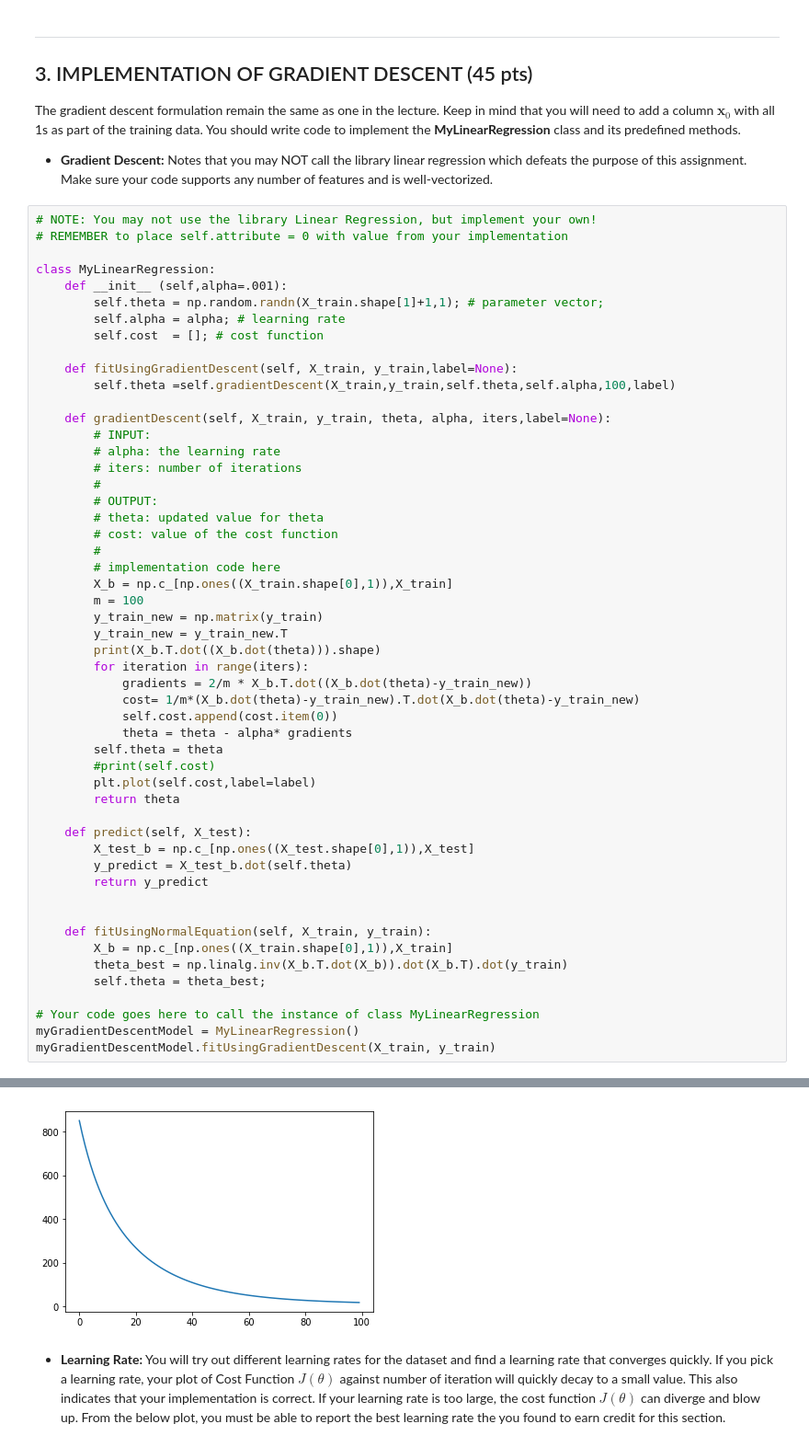
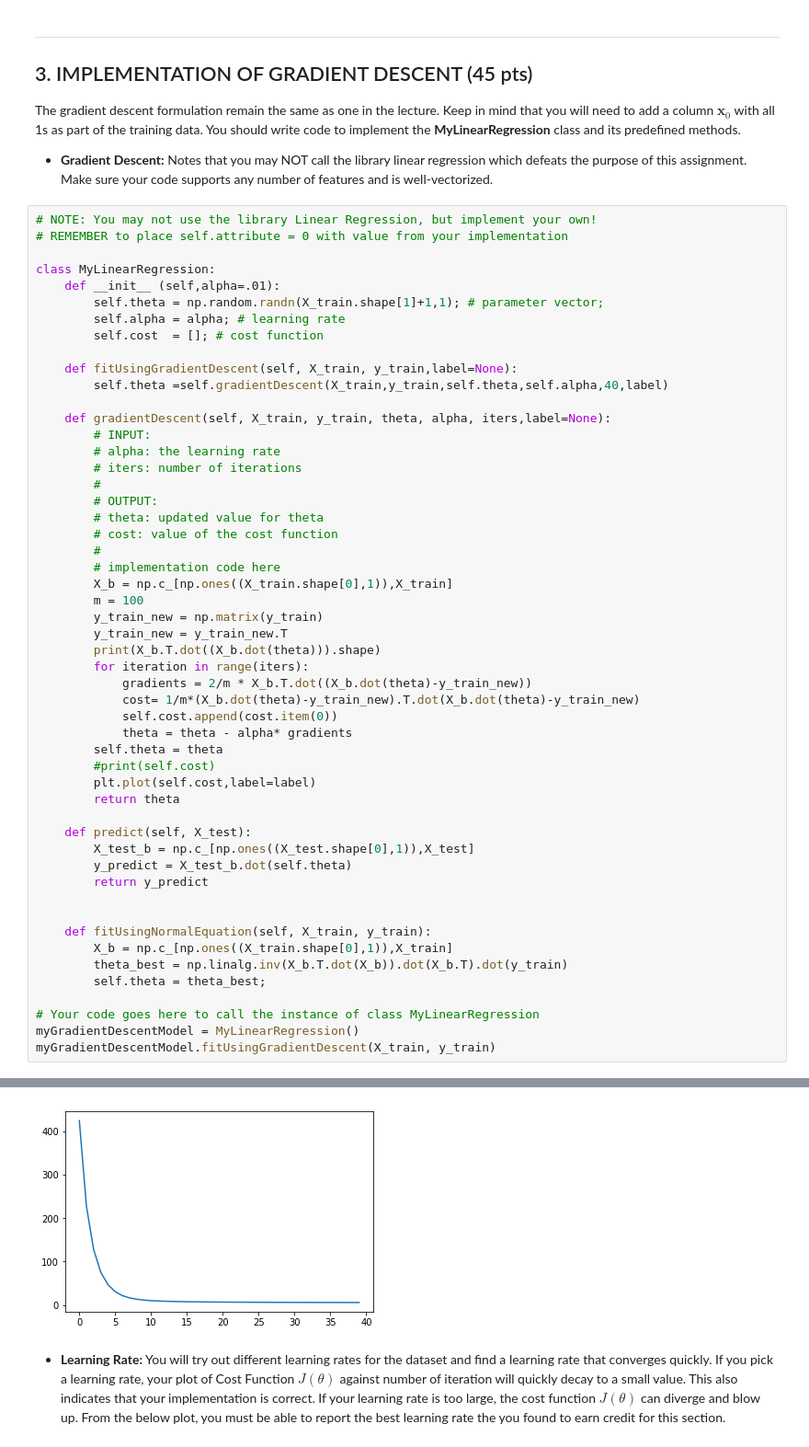
Before and after one commit to jfullerton44/MachineLearning, a Jupyter notebook: Assignment 1/CS 4501 Assignment 1.ipynb, the cells around one changed output, grey strips where cells are left out. Shown at 92% size. Cells and saved outputs as stored; diff of their text form.

```diff
--- a/Assignment 1/CS 4501 Assignment 1.ipynb
+++ b/Assignment 1/CS 4501 Assignment 1.ipynb
@@ -202,13 +185,13 @@ The gradient descent formulation remain the same as one in the lecture. Keep in
 # REMEMBER to place self.attribute = 0 with value from your implementation
 
 class MyLinearRegression:
-    def __init__ (self,alpha=.001):
+    def __init__ (self,alpha=.01):
         self.theta = np.random.randn(X_train.shape[1]+1,1); # parameter vector;
         self.alpha = alpha; # learning rate
         self.cost  = []; # cost function
 
     def fitUsingGradientDescent(self, X_train, y_train,label=None):
-        self.theta =self.gradientDescent(X_train,y_train,self.theta,self.alpha,100,label)
+        self.theta =self.gradientDescent(X_train,y_train,self.theta,self.alpha,40,label)
 
     def gradientDescent(self, X_train, y_train, theta, alpha, iters,label=None):
         # INPUT:
@@ -224,34 +207,34 @@ class MyLinearRegression:
         m = 100
         y_train_new = np.matrix(y_train)
         y_train_new = y_train_new.T
         print(X_b.T.dot((X_b.dot(theta))).shape)
         for iteration in range(iters):
             gradients = 2/m * X_b.T.dot((X_b.dot(theta)-y_train_new))
             cost= 1/m*(X_b.dot(theta)-y_train_new).T.dot(X_b.dot(theta)-y_train_new)
             self.cost.append(cost.item(0))
             theta = theta - alpha* gradients
         self.theta = theta
         #print(self.cost)
         plt.plot(self.cost,label=label)
         return theta
 
     def predict(self, X_test):
         X_test_b = np.c_[np.ones((X_test.shape[0],1)),X_test]
         y_predict = X_test_b.dot(self.theta)
         return y_predict
 
 
     def fitUsingNormalEquation(self, X_train, y_train):
         X_b = np.c_[np.ones((X_train.shape[0],1)),X_train]
         theta_best = np.linalg.inv(X_b.T.dot(X_b)).dot(X_b.T).dot(y_train)
         self.theta = theta_best;
 
 # Your code goes here to call the instance of class MyLinearRegression
 myGradientDescentModel = MyLinearRegression()
 myGradientDescentModel.fitUsingGradientDescent(X_train, y_train)
 # %% [output]
 (12, 1)
-[figure, old version]
+[figure, new version]
 # %% [markdown]
 * **Learning Rate:** You will try out different learning rates for the dataset and find a learning rate that converges quickly. If you pick a learning rate, your plot of Cost Function $J(\theta)$ against number of iteration will quickly decay to a small value. This also indicates that your implementation is correct. If your learning rate is too large, the cost function $J(\theta)$ can diverge and blow up. From the below plot, you must be able to report the best learning rate the you found to earn credit for this section.
 # %%
```
Also changed, not shown: parts of 4 cells of this notebook.
